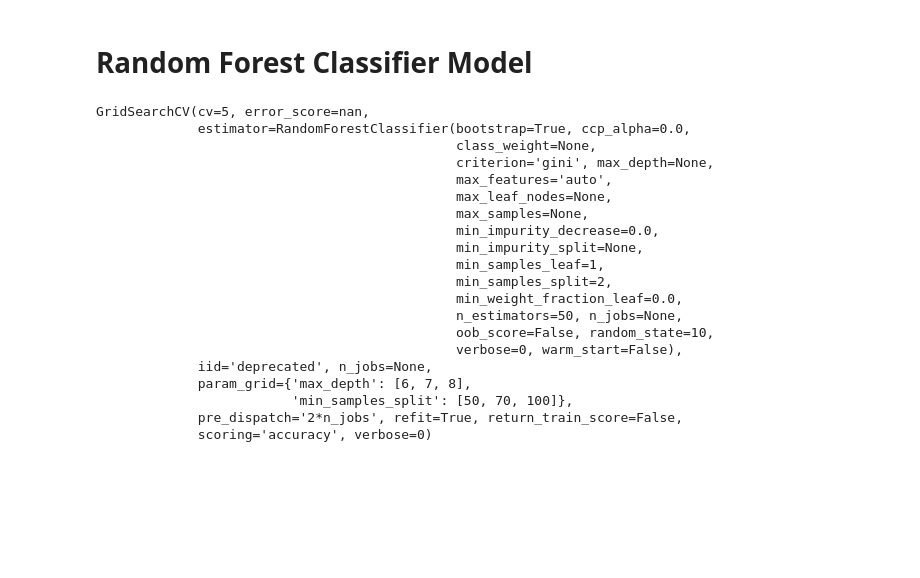
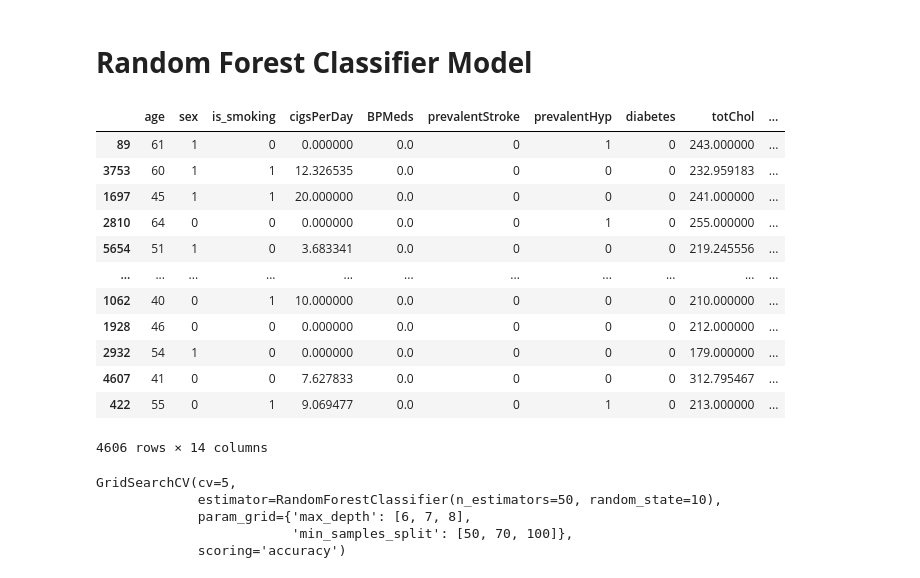
Before and after one commit to SuhasTantri/Cardiovascular-Classification, a Jupyter notebook: Raghavendra_Suhas_Team_Cardiovascular_prediction_project.ipynb, the cells around one changed output. Drawn from its saved outputs; the diff is of its cells as text; code cells hidden in the pictures; blank space fills up the shorter version.

```diff
--- a/Raghavendra_Suhas_Team_Cardiovascular_prediction_project.ipynb
+++ b/Raghavendra_Suhas_Team_Cardiovascular_prediction_project.ipynb
@@ -560,35 +552,36 @@ Accuracy score of KNN test data is 73.12
 # %%
 from sklearn.ensemble import RandomForestClassifier
 # %%
-X_train, X_test, Y_train, Y_test = train_test_split(x, y, test_size = 0.2, random_state = 10, stratify = y)
+X_train, X_test, Y_train, Y_test = train_test_split(X, y, test_size = 0.2, random_state = 10, stratify = y)
+# %%
+X_train
+# %% [output]
+|  | age | sex | is_smoking | cigsPerDay | BPMeds | prevalentStroke | prevalentHyp | diabetes | totChol | ... |
+| 89 | 61 | 1 | 0 | 0.000000 | 0.0 | 0 | 1 | 0 | 243.000000 | ... |
+| 3753 | 60 | 1 | 1 | 12.326535 | 0.0 | 0 | 0 | 0 | 232.959183 | ... |
+| 1697 | 45 | 1 | 1 | 20.000000 | 0.0 | 0 | 0 | 0 | 241.000000 | ... |
+| 2810 | 64 | 0 | 0 | 0.000000 | 0.0 | 0 | 1 | 0 | 255.000000 | ... |
+| 5654 | 51 | 1 | 0 | 3.683341 | 0.0 | 0 | 0 | 0 | 219.245556 | ... |
+| ... | ... | ... | ... | ... | ... | ... | ... | ... | ... | ... |
+| 1062 | 40 | 0 | 1 | 10.000000 | 0.0 | 0 | 0 | 0 | 210.000000 | ... |
+| 1928 | 46 | 0 | 0 | 0.000000 | 0.0 | 0 | 0 | 0 | 212.000000 | ... |
+| 2932 | 54 | 1 | 0 | 0.000000 | 0.0 | 0 | 0 | 0 | 179.000000 | ... |
+| 4607 | 41 | 0 | 0 | 7.627833 | 0.0 | 0 | 0 | 0 | 312.795467 | ... |
+| 422 | 55 | 0 | 1 | 9.069477 | 0.0 | 0 | 1 | 0 | 213.000000 | ... |
+4606 rows × 14 columns
 # %%
 classifier = RandomForestClassifier(random_state=10,n_estimators=50)
 grid_values = {'max_depth':[6, 7, 8],'min_samples_split' : [50,70,100]}
 classifier = GridSearchCV(classifier, param_grid = grid_values,scoring='accuracy', cv=5)
 # %%
 # Fitting the model
-classifier.fit(x_train,y_train)
+classifier.fit(X_train,Y_train)
 # %% [output]
-GridSearchCV(cv=5, error_score=nan,
-             estimator=RandomForestClassifier(bootstrap=True, ccp_alpha=0.0,
-                                              class_weight=None,
-                                              criterion='gini', max_depth=None,
-                                              max_features='auto',
-                                              max_leaf_nodes=None,
-                                              max_samples=None,
-                                              min_impurity_decrease=0.0,
-                                              min_impurity_split=None,
-                                              min_samples_leaf=1,
-                                              min_samples_split=2,
-                                              min_weight_fraction_leaf=0.0,
-                                              n_estimators=50, n_jobs=None,
-                                              oob_score=False, random_state=10,
-                                              verbose=0, warm_start=False),
-             iid='deprecated', n_jobs=None,
+GridSearchCV(cv=5,
+             estimator=RandomForestClassifier(n_estimators=50, random_state=10),
              param_grid={'max_depth': [6, 7, 8],
                          'min_samples_split': [50, 70, 100]},
-             pre_dispatch='2*n_jobs', refit=True, return_train_score=False,
-             scoring='accuracy', verbose=0)
+             scoring='accuracy')
 # %%
 # Evaluating the model using metrics
 pred=classifier.predict(X_test)
```
Also changed, not shown: parts of 33 cells of this notebook.
